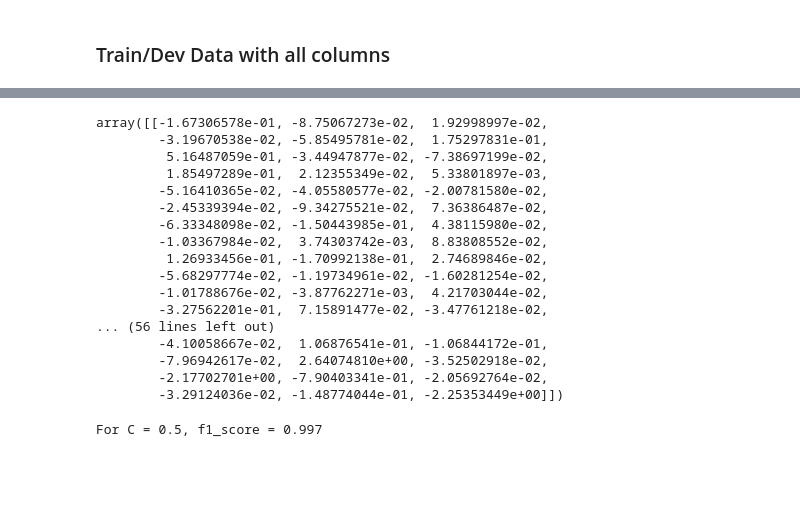
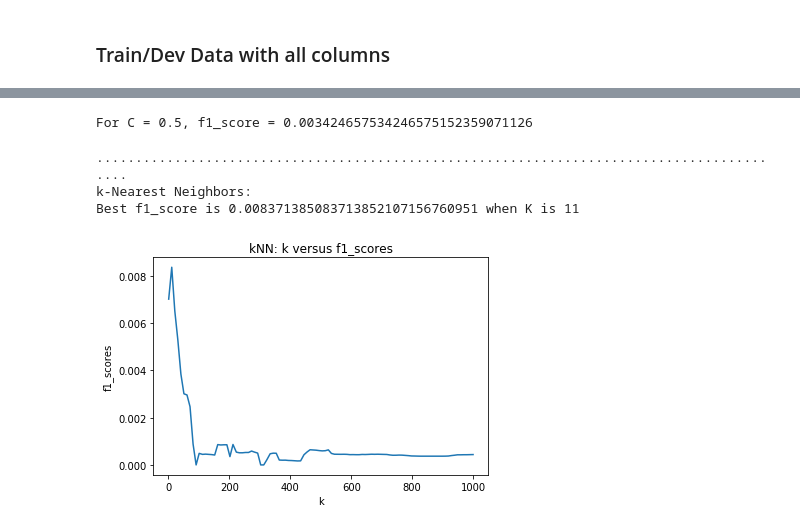
Before and after one commit to CSJohnLee/house_price_prediction, a Jupyter notebook: house_price_lee.ipynb, the cells around one changed output, grey strips where cells are left out. Cells and saved outputs as stored; diff of their text form; code cells hidden in the pictures; blank space fills up the shorter version.

```diff
--- a/house_price_lee.ipynb
+++ b/house_price_lee.ipynb
@@ -416,35 +452,45 @@ Accuracy: 0.9999999981272784
-# %%
-# lr.coef_[abs(lr.coef_) > 0.1]
-
-np.where([abs(lr.coef_) > 0.1])
-
-lr.coef_
-# %% [output]
-array([[-1.67306578e-01, -8.75067273e-02,  1.92998997e-02,
-        -3.19670538e-02, -5.85495781e-02,  1.75297831e-01,
-         5.16487059e-01, -3.44947877e-02, -7.38697199e-02,
-         1.85497289e-01,  2.12355349e-02,  5.33801897e-03,
-        -5.16410365e-02, -4.05580577e-02, -2.00781580e-02,
-        -2.45339394e-02, -9.34275521e-02,  7.36386487e-02,
-        -6.33348098e-02, -1.50443985e-01,  4.38115980e-02,
-        -1.03367984e-02,  3.74303742e-03,  8.83808552e-02,
-         1.26933456e-01, -1.70992138e-01,  2.74689846e-02,
-        -5.68297774e-02, -1.19734961e-02, -1.60281254e-02,
-        -1.01788676e-02, -3.87762271e-03,  4.21703044e-02,
-        -3.27562201e-01,  7.15891477e-02, -3.47761218e-02,
-... (56 lines left out)
-        -4.10058667e-02,  1.06876541e-01, -1.06844172e-01,
-        -7.96942617e-02,  2.64074810e+00, -3.52502918e-02,
-        -2.17702701e+00, -7.90403341e-01, -2.05692764e-02,
-        -3.29124036e-02, -1.48774044e-01, -2.25353449e+00]])
 # %%
 #logistic regression model
-c=0.5
-lr = LogisticRegression(C=c, solver="liblinear", multi_class="auto")  #default regularization = l2
-lr.fit(train_data,train_labels)
-dev_predicted_labels=lr.predict(dev_data)
-# finding, printing, and storing f1_score
-f1_score=metrics.f1_score(dev_labels,dev_predicted_labels,average='weighted')
-print("For C = %s, f1_score = %.3f" %(c,f1_score))
+
+def logr():
+    c=0.5
+    lr = LogisticRegression(C=c, solver="liblinear", multi_class="auto")  #default regularization = l2
+    lr.fit(train_data_ac,train_labels_ac)
+    dev_predicted_labels=lr.predict(dev_data_ac)
+    # finding, printing, and storing f1_score
+    f1_score=metrics.f1_score(dev_labels_ac,dev_predicted_labels,average='weighted')
+    print("For C = %s, f1_score = %.30f" %(c,f1_score))
+logr()
 # %% [output]
-For C = 0.5, f1_score = 0.997
+For C = 0.5, f1_score = 0.003424657534246575152359071126
+# %%
+#K-Nearest Neighbors
+
+def kNN():
+    print("."*90)
+    print("k-Nearest Neighbors:  ")
+    K= [int(x) for x in np.linspace(1,1000,100)]    #runs kNN for x100 k's between 1 to 1000
+    f1_scores = {}   #stores f1_scores for each k
+    for k in K:
+        # k-Nearest Neighbors Model
+        knn = KNeighborsClassifier(n_neighbors=k)
+        knn.fit(train_data_ac, train_labels_ac)
+        dev_predicted_labels = knn.predict(dev_data_ac)
+        # finding, printing, and storing f1_score
+        f1_score = metrics.f1_score(dev_labels_ac, dev_predicted_labels, average='weighted')
+        #print("For K: %d, f1_score: %.3f" %(k,f1_score))
+        f1_scores[k] = f1_score
+    best = max(f1_scores, key=f1_scores.get)
+    print("Best f1_score is %.30f when K is %s" %(f1_scores[best],best))
+    #Plotting
+    fig1=plt.figure()
+    fig1=plt.title('kNN: k versus f1_scores')
+    fig1=plt.xlabel('k')
+    fig1=plt.ylabel('f1_scores')
+    fig1=plt.plot(list(f1_scores.keys()), list(f1_scores.values()))
+kNN()
+# %% [output]
+..........................................................................................
+k-Nearest Neighbors:
+Best f1_score is 0.008371385083713852107156760951 when K is 11
+[figure, added]
```
Also changed, not shown: parts of 8 cells of this notebook.
